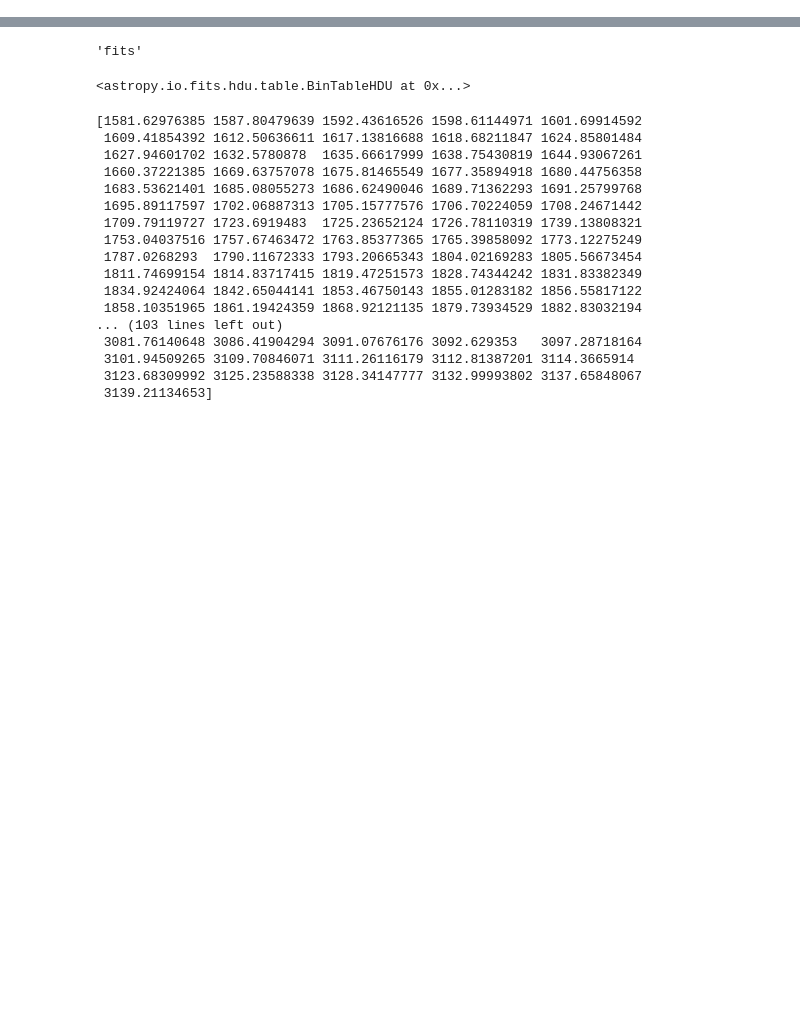
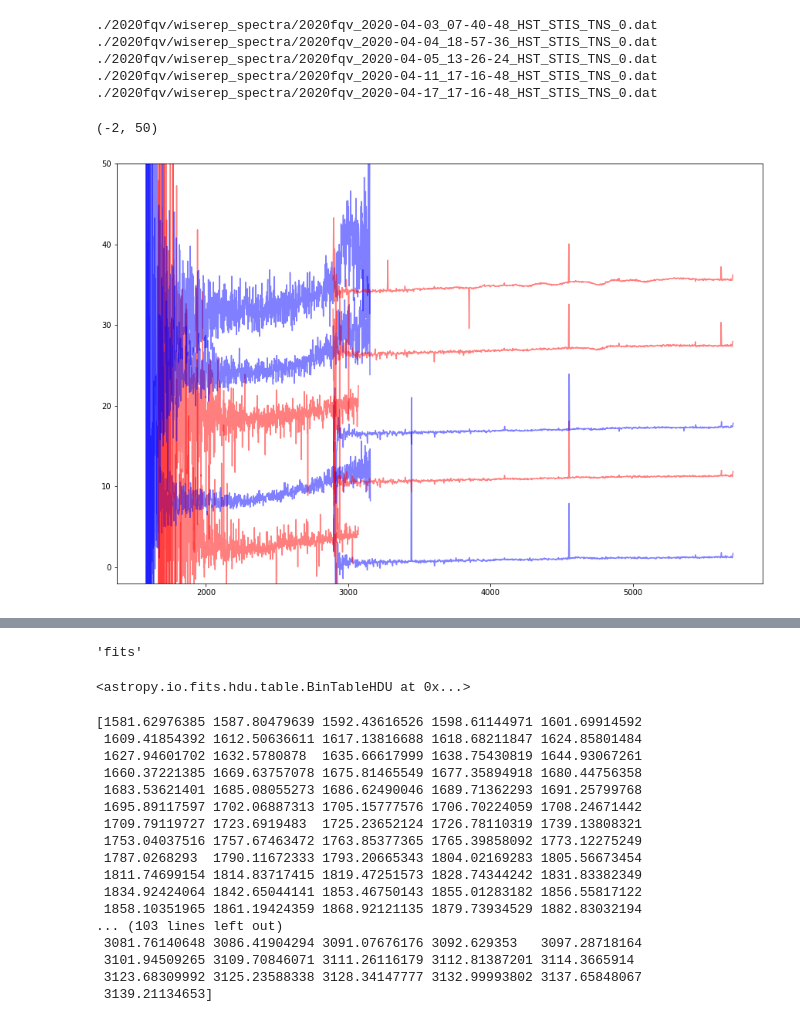
Before and after one commit to Anika019/UV_interaction_SN, a Jupyter notebook: plot.ipynb, the cells around one changed output, grey strips where cells are left out. Cells and saved outputs as stored; diff of their text form; code cells hidden in the pictures; blank space fills up the shorter version.

```diff
--- a/plot.ipynb
+++ b/plot.ipynb
@@ -117,0 +62,22 @@ ValueError: I/O operation on closed file
+# %%
+def plot_spec(fname, color, convolve_kernal, z = 0., shift = 0, linestyle = '-', label = None, bin_f = False, bin_size = 1):
+    with fits.open(fname) as f:
+        if bin_f:
+            f_bin = np.zeros(int(len(f[1].data['WAVELENGTH'][0])/bin_size))
+            wav_bin = np.zeros(int(len(f[1].data['WAVELENGTH'][0])/bin_size))
+            for i in range(int(len(f[1].data['WAVELENGTH'][0])/bin_size)):
+                wav_bin[i] = np.average(f[1].data['WAVELENGTH'][0][i*bin_size:i*bin_size+bin_size])
+                f_bin[i] = np.sum(f[1].data['FLUX'][0][i*bin_size:i*bin_size+bin_size])
+            f_bin = convolve(f_bin, convolve_kernal)
+            ind = wav_bin>0
+            ind[:50]=False
+            ind[int(-250*16/bin_size):]=False
+            plt.plot(wav_bin[ind]/(1+z), f_bin[ind]/np.median(f_bin[ind])+shift, color = color, linestyle = linestyle)
+        else:
+            flux = convolve(f[1].data['FLUX'][0], convolve_kernal)
+            ind = f[1].data['WAVELENGTH'][0]>0
+            ind[:70]=False
+            ind[-70:]=False
+            print(fname, len(f[1].data['WAVELENGTH'][0]))
+            plt.plot(f[1].data['WAVELENGTH'][0][ind]/(1+z), flux[ind]/np.median(flux[ind])+shift, color = color,
+                     linestyle = linestyle, label = label)
@@ -117,0 +366,26 @@ ValueError: I/O operation on closed file
+# %%
+plt.figure(figsize=(15, 10))
+
+import os
+j = 0
+k = 0
+for i in ascii.read('./2020fqv/wiserep_spectra/wiserep_spectra.csv'):
+    path = './2020fqv/wiserep_spectra/'+i['Ascii file']
+    if os.path.exists(path):
+        spec = ascii.read(path)
+        print(path)
+        plt.plot(spec['col1'], spec['col2']/np.median(spec['col2'])+j, color = 'b', alpha = 0.5)
+        spec_n = ascii.read(spec_log[spec_log['name']=='2020fqv'][k]['file'])
+        plt.plot(spec_n['col1'], spec_n['col2']/np.median(spec_n['col2'])+j+2, color = 'r', alpha = 0.5)
+        k = k+1
+        j = j+8
+
+plt.ylim(-2, 50)
+# %% [output]
+./2020fqv/wiserep_spectra/2020fqv_2020-04-03_07-40-48_HST_STIS_TNS_0.dat
+./2020fqv/wiserep_spectra/2020fqv_2020-04-04_18-57-36_HST_STIS_TNS_0.dat
+./2020fqv/wiserep_spectra/2020fqv_2020-04-05_13-26-24_HST_STIS_TNS_0.dat
+./2020fqv/wiserep_spectra/2020fqv_2020-04-11_17-16-48_HST_STIS_TNS_0.dat
+./2020fqv/wiserep_spectra/2020fqv_2020-04-17_17-16-48_HST_STIS_TNS_0.dat
+(-2, 50)
+[figure, added]
```
Also changed, not shown: parts of 13 cells of this notebook.
